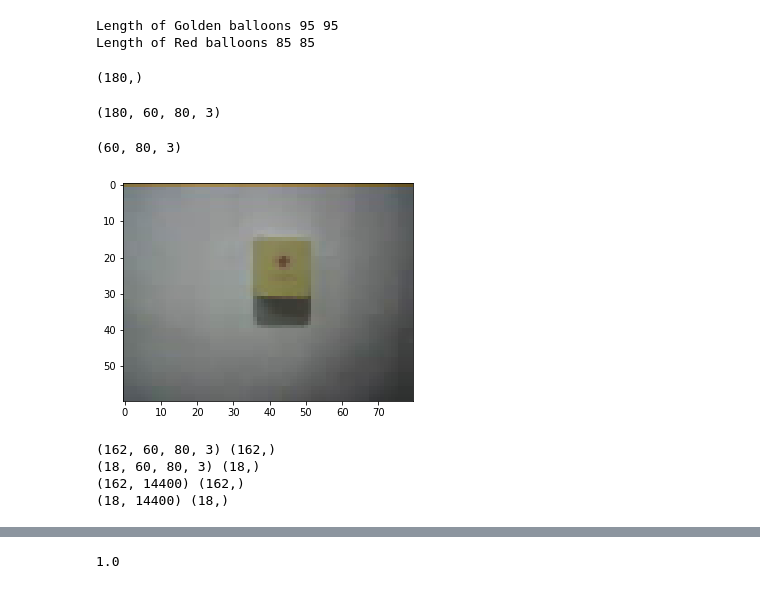
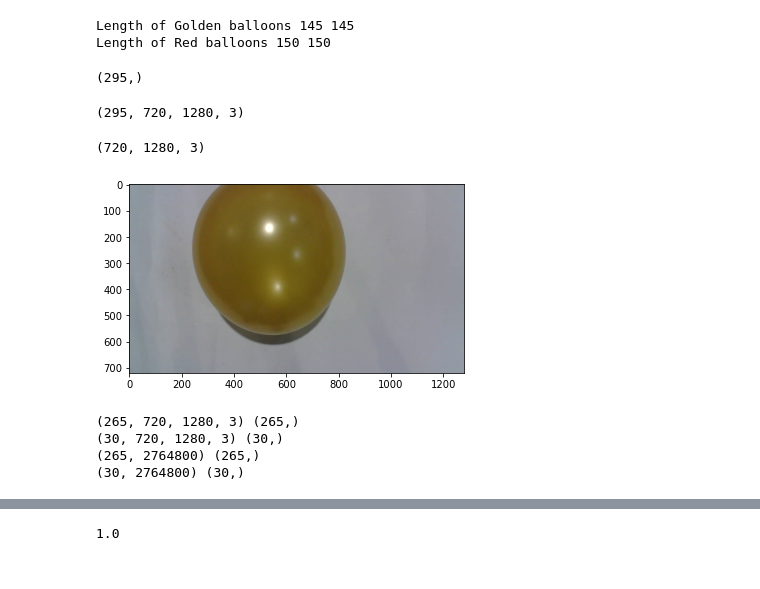
Before and after one commit to agrawalparth10/FORAY-Perception, a Jupyter notebook: Random Forest/Random_Forest_Train.ipynb, the cells around one changed output, grey strips where cells are left out. Saved outputs shown, nothing was run; the diff lists cells and outputs as text; code cells hidden in the pictures.

```diff
--- a/Random Forest/Random_Forest_Train.ipynb
+++ b/Random Forest/Random_Forest_Train.ipynb
@@ -11,8 +12,8 @@ def read_all_images(file_names):
     result = []
     for i in file_names:
         image = plt.imread(os.getcwd() + '/' + i)
-        final_image = cv2.resize(image,(80,60))
-        result.append(final_image)
+#         final_image = cv2.resize(image,(80,60))
+        result.append(image)
     return result
 # %%
 os.chdir("/Users/parth/Downloads/golden")
@@ -25,27 +26,27 @@ images_red = os.listdir()
 red_list = read_all_images(images_red)
 print(f"Length of Red balloons {len(images_red)} {len(red_list)}")
 # %% [output]
-Length of Golden balloons 95 95
-Length of Red balloons 85 85
+Length of Golden balloons 145 145
+Length of Red balloons 150 150
 # %%
 golden_label = [0] * len(golden_list)
 red_label = [1] * len(red_list)
 Y = np.hstack([np.array(golden_label), np.array(red_label)])
 Y.shape
 # %% [output]
-(180,)
+(295,)
 # %%
 X = np.vstack([np.array(golden_list),np.array(red_list)])
 # %%
 X.shape
 # %% [output]
-(180, 60, 80, 3)
+(295, 720, 1280, 3)
 # %%
-plt.imshow(X[99])
+plt.imshow(X[0])
 print(X[1].shape)
 # %% [output]
-(60, 80, 3)
+(720, 1280, 3)
-[figure, old version]
+[figure, new version]
 # %%
 X_train, X_test, Y_train , Y_test = train_test_split(X,Y,test_size=0.1, random_state=42)
 print(X_train.shape, Y_train.shape)
@@ -56,8 +57,8 @@ X_test = np.reshape(X_test,(X_test.shape[0], X_test.shape[1] * X_test.shape[2] *
 print(X_train.shape, Y_train.shape)
 print(X_test.shape, Y_test.shape)
 # %% [output]
-(162, 60, 80, 3) (162,)
-(18, 60, 80, 3) (18,)
-(162, 14400) (162,)
-(18, 14400) (18,)
+(265, 720, 1280, 3) (265,)
+(30, 720, 1280, 3) (30,)
+(265, 2764800) (265,)
+(30, 2764800) (30,)
 # %%
```
Also changed, not shown: parts of 13 cells of this notebook, 3 other files.
